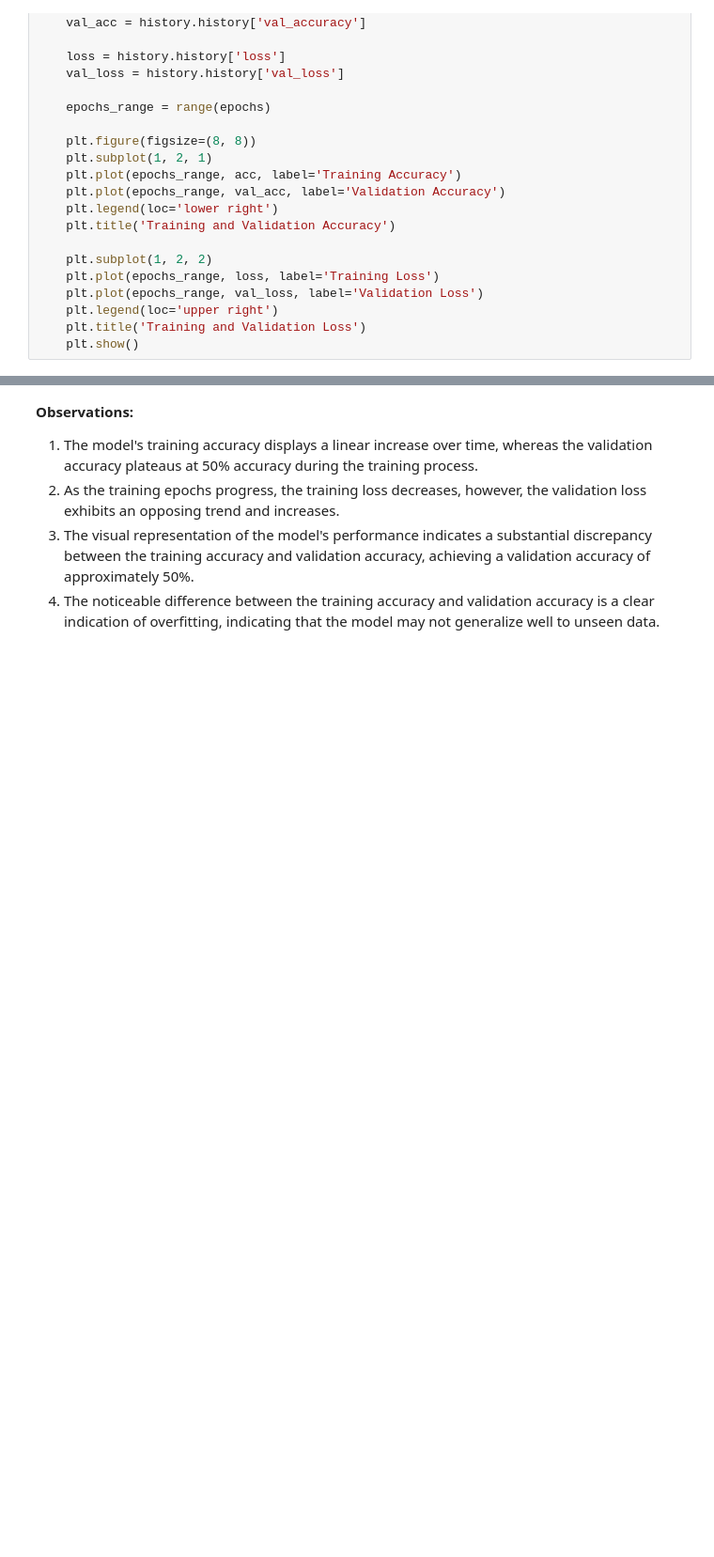
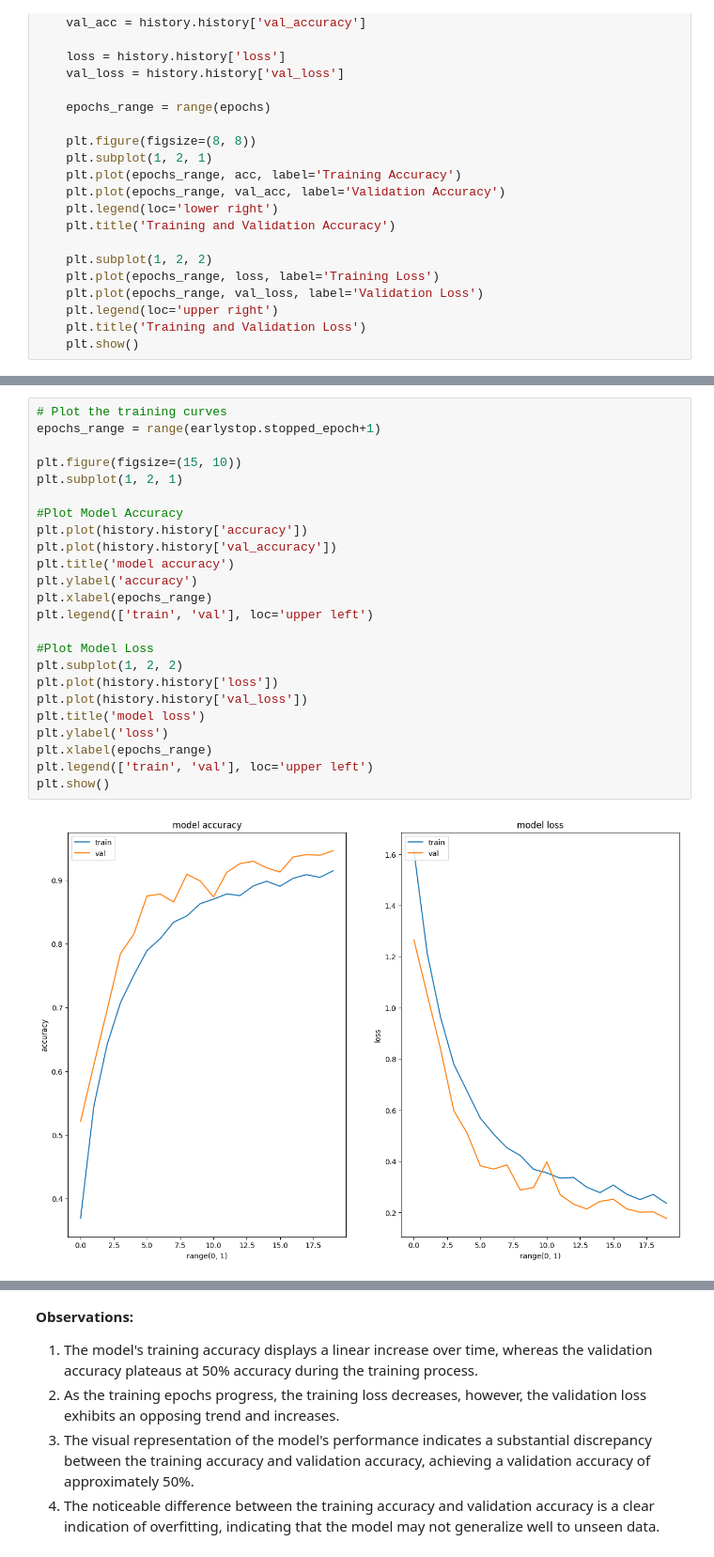
Before and after one commit to RamanPndy/Upgrad-Melanoma-Detection-Assignment, a Jupyter notebook: raman_pandey_nn.ipynb, the cells around one changed output, grey strips where cells are left out. Shown at 94% size. Cells and saved outputs as stored; diff of their text form; blank space fills up the shorter version.

Commit message:
updated readme and code for accurate model predictions

```diff
--- a/raman_pandey_nn.ipynb
+++ b/raman_pandey_nn.ipynb
@@ -260,3 +430,29 @@ Epoch 20/20
+# %%
+# Plot the training curves
+epochs_range = range(earlystop.stopped_epoch+1)
+
+plt.figure(figsize=(15, 10))
+plt.subplot(1, 2, 1)
+
+#Plot Model Accuracy
+plt.plot(history.history['accuracy'])
+plt.plot(history.history['val_accuracy'])
+plt.title('model accuracy')
+plt.ylabel('accuracy')
+plt.xlabel(epochs_range)
+plt.legend(['train', 'val'], loc='upper left')
+
+#Plot Model Loss
+plt.subplot(1, 2, 2)
+plt.plot(history.history['loss'])
+plt.plot(history.history['val_loss'])
+plt.title('model loss')
+plt.ylabel('loss')
+plt.xlabel(epochs_range)
+plt.legend(['train', 'val'], loc='upper left')
+plt.show()
+# %% [output]
+[figure, added]
 # %%
 # Visualizing training results
 plot_cnn_metrics(history,epochs)
```
Also changed, not shown: parts of 71 cells of this notebook, 2 other files.
